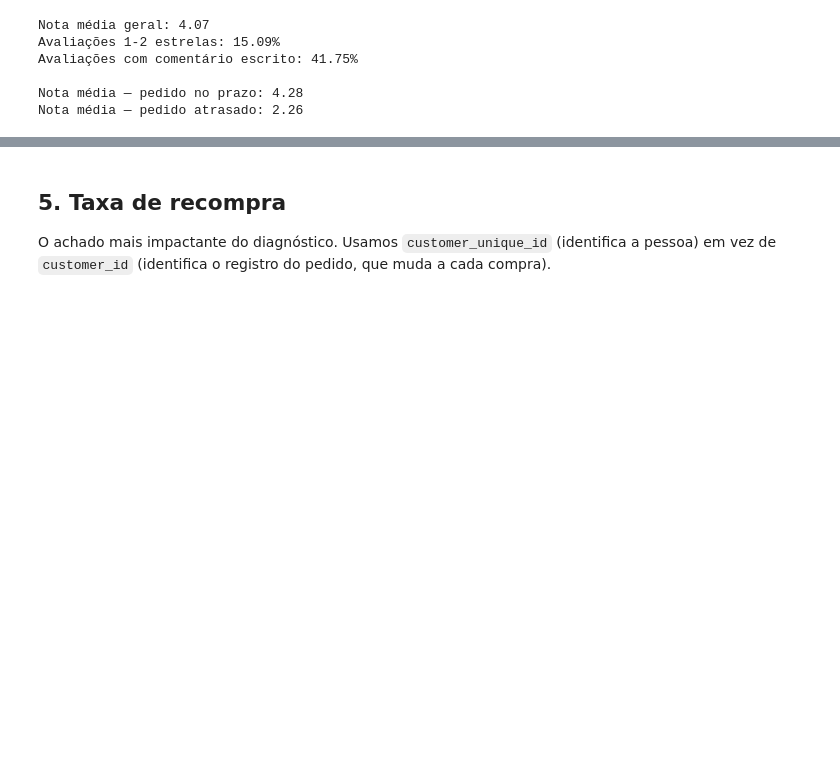
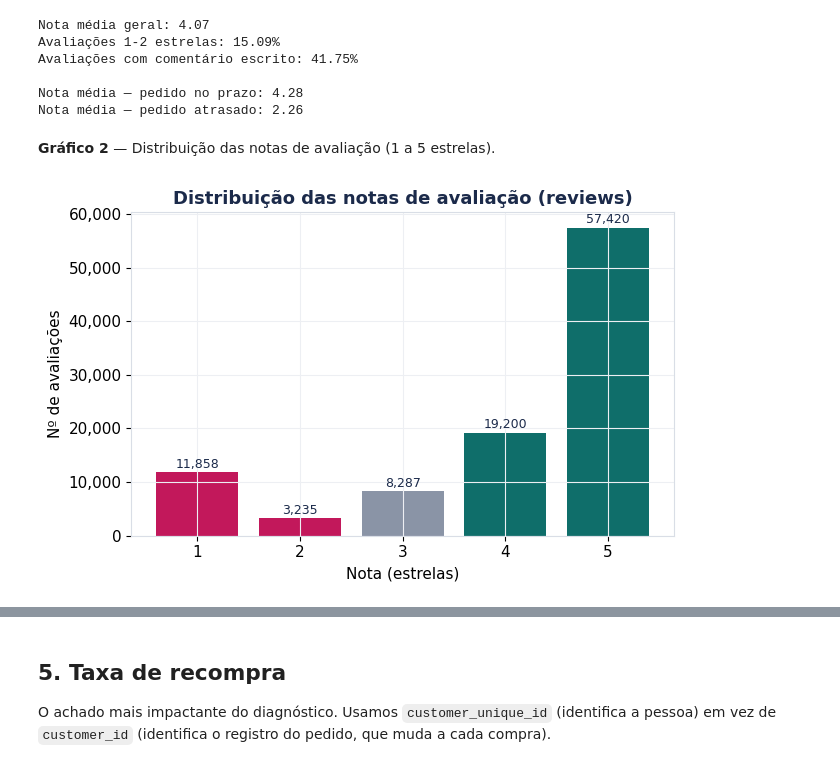
Before and after one commit to lusilveira/postrabalho, a Jupyter notebook: notebooks/analise_olist.ipynb, the cells around one changed output, grey strips where cells are left out. Cells and saved outputs as stored; diff of their text form; code cells hidden in the pictures; blank space fills up the shorter version.

```diff
--- a/notebooks/analise_olist.ipynb
+++ b/notebooks/analise_olist.ipynb
@@ -106,3 +141,19 @@ Avaliações com comentário escrito: 41.75%
 
 Nota média — pedido no prazo: 4.28
 Nota média — pedido atrasado: 2.26
+# %% [markdown]
+**Gráfico 2** — Distribuição das notas de avaliação (1 a 5 estrelas).
+# %%
+counts = reviews["review_score"].value_counts().sort_index()
+fig, ax = plt.subplots(figsize=(7, 4.2))
+bars = ax.bar(counts.index.astype(str), counts.values, color=[PINK, PINK, GRAY, TEAL, TEAL])
+for b in bars:
+    ax.text(b.get_x() + b.get_width()/2, b.get_height() + 800, f"{b.get_height():,}",
+            ha="center", fontsize=9, color=NAVY)
+ax.set_title("Distribuição das notas de avaliação (reviews)", fontsize=13, fontweight="bold", color=NAVY)
+ax.set_xlabel("Nota (estrelas)")
+ax.set_ylabel("Nº de avaliações")
+ax.yaxis.set_major_formatter(mticker.StrMethodFormatter("{x:,.0f}"))
+plt.show()
+# %% [output]
+[figure, added]
```
Also changed, not shown: parts of 17 cells of this notebook, 3 other files.
